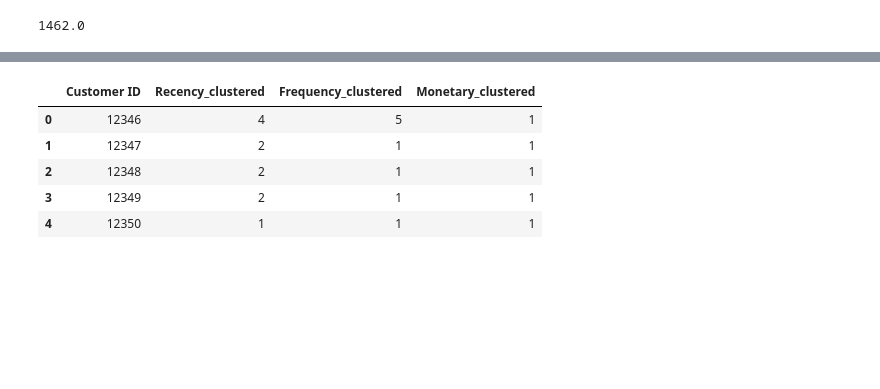
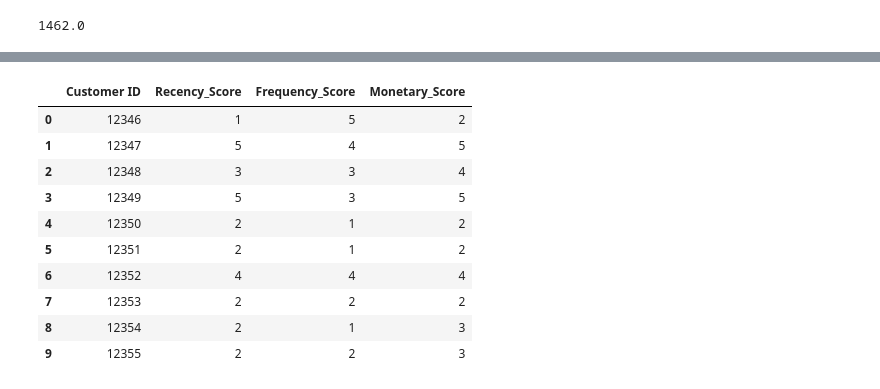
Before and after one commit to ArgyroMp/msc-thesis, a Jupyter notebook: Notebooks/02.rfm_dataset.ipynb, the cells around one changed output, grey strips where cells are left out. Drawn from its saved outputs; the diff is of its cells as text; code cells hidden in the pictures; blank space fills up the shorter version.

Commit message:
produces rfm scores dataset

```diff
--- a/Notebooks/02.rfm_dataset.ipynb
+++ b/Notebooks/02.rfm_dataset.ipynb
@@ -234,13 +234,18 @@ mid = mik_m[0].index(max(counts_m, key=counts_m.get))
 # mik_f[1][fid]
 # mik_m[1][mid]
 # %%
-rfm2 = rfm[["Customer ID", "Recency_clustered", "Frequency_clustered", "Monetary_clustered"]]
-rfm2.head()
+rfm2 = rfm[["Customer ID", "Recency_Score", "Frequency_Score", "Monetary_Score"]]
+rfm2.head(10)
 # %% [output]
-|  | Customer ID | Recency_clustered | Frequency_clustered | Monetary_clustered |
-| 0 | 12346 | 4 | 5 | 1 |
-| 1 | 12347 | 2 | 1 | 1 |
-| 2 | 12348 | 2 | 1 | 1 |
-| 3 | 12349 | 2 | 1 | 1 |
-| 4 | 12350 | 1 | 1 | 1 |
+|  | Customer ID | Recency_Score | Frequency_Score | Monetary_Score |
+| 0 | 12346 | 1 | 5 | 2 |
+| 1 | 12347 | 5 | 4 | 5 |
+| 2 | 12348 | 3 | 3 | 4 |
+| 3 | 12349 | 5 | 3 | 5 |
+| 4 | 12350 | 2 | 1 | 2 |
+| 5 | 12351 | 2 | 1 | 2 |
+| 6 | 12352 | 4 | 4 | 4 |
+| 7 | 12353 | 2 | 2 | 2 |
+| 8 | 12354 | 2 | 1 | 3 |
+| 9 | 12355 | 2 | 2 | 3 |
 # %%
```
Also changed, not shown: parts of 3 cells of this notebook, 4 other files.
